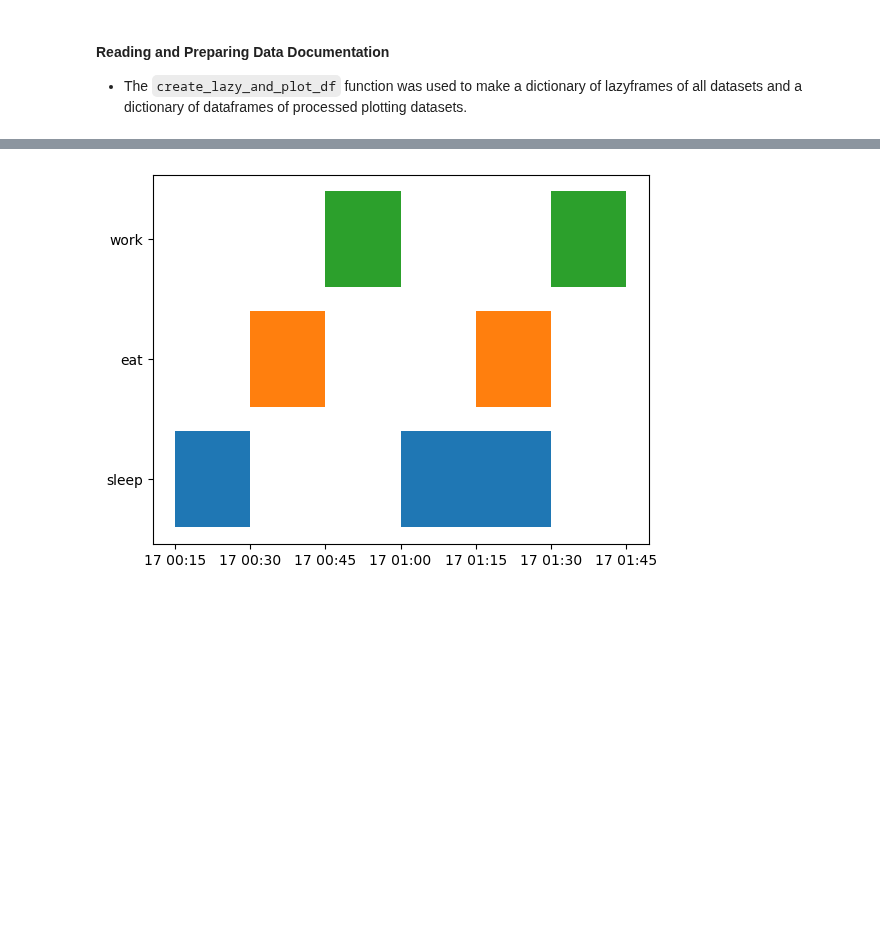
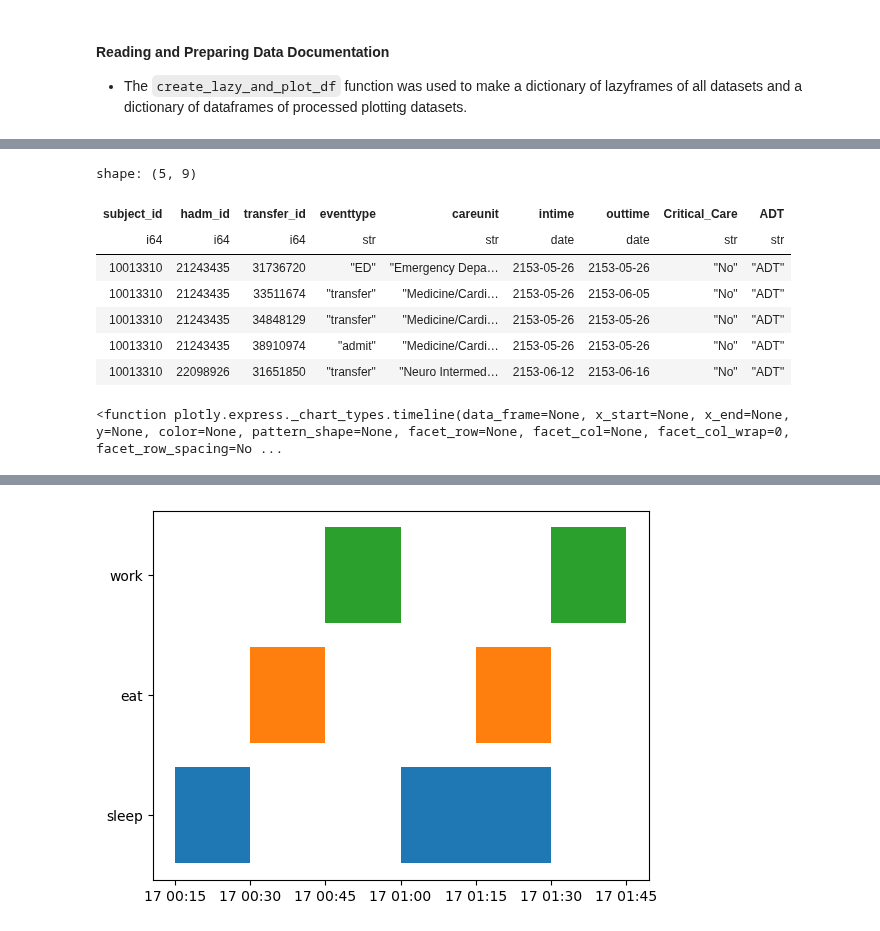
Before and after one commit to taylorswrite/biostat-203c-2024-spring, a Jupyter notebook: hw4/hw4.ipynb, the cells around one changed output, grey strips where cells are left out. Drawn from its saved outputs; the diff is of its cells as text; code cells hidden in the pictures; blank space fills up the shorter version.

Commit message:
Added plotly but blank

```diff
--- a/hw4/hw4.ipynb
+++ b/hw4/hw4.ipynb
@@ -151,7 +151,7 @@ def csvgz_to_parquet(dir_list: list[str]) -> None:
                                 SELECT * FROM read_csv_auto(
                                     '{file_path}',
                                     ALL_VARCHAR=True,
-                                    nullstr='___'
+                                    nullstr=['___', '']
                                 )
                             )
                             TO '{pq_path}' (FORMAT PARQUET);
@@ -199,6 +199,8 @@ def lazy_to_df(lazy_dict: dict[str, pl.LazyFrame], prefix: str) -> pl.DataFrame:
     for key, value in lazy_dict.items():
         # Filter LazyFrames by keys that start with the prefix
         if key.startswith(prefix):
+            # Verbose for Debugging
+            print(f'Collecting {key} LazyFrame ...')
             # Convert pl.LazyFrame to pl.DataFrame and Save to dictionary
             df_dict[key] = value.collect()
     return df_dict
@@ -258,7 +260,10 @@ def sid_admissions(lazy_dict: dict[str, pl.LazyFrame], sid: str) -> dict:
         .with_columns(
             pl.col("admittime").str.to_datetime("%Y-%m-%d %H:%M:%S"),
             pl.col("dischtime").str.to_datetime("%Y-%m-%d %H:%M:%S"),
-            pl.col("deathtime").str.to_datetime("%Y-%m-%d %H:%M:%S"),
+            pl.col("deathtime").str.to_datetime(
+                "%Y-%m-%d %H:%M:%S",
+                strict=False
+            ),
             pl.col("edregtime").str.to_datetime("%Y-%m-%d %H:%M:%S"),
             pl.col("edouttime").str.to_datetime("%Y-%m-%d %H:%M:%S"),
         )
@@ -465,8 +470,8 @@ def sid_transfer(lazy_dict: dict[str, pl.LazyFrame], sid: str) -> dict:
             # Add a bivariate critical care column if in ICU or CCU
             (
                 pl.when(pl.col("careunit").str.contains("ICU|CCU"))
-                .then(pl.lit("Critical_Care"))
-                .otherwise(pl.lit(""))
+                .then(pl.lit("Yes"))
+                .otherwise(pl.lit("No"))
                 .alias("Critical_Care")
             ),
             # Add a column ADT with values of ADT
@@ -589,13 +594,20 @@ def create_lazy_and_plot_df(sid: int, dir_path: str) -> tuple:
     # Error Catch before performing filtering fucntions
     if missing_names:
         raise KeyError(f'Names not found: {", ".join(missing_names)}')
-    # Fucntions to prepare datasets for graphing
+    # Fucntions to prepare datasets for graphing and verbose for debugging
+    print('Processing Patient ...')
     sid_patient(lazy_dict, sid)
+    print('Processing Admissions ...')
     sid_admissions(lazy_dict, sid)
+    print('Processing Transfer ...')
     sid_transfer(lazy_dict, sid)
+    print('Processing Procedures ...')
     sid_procedures(lazy_dict, sid)
+    print('Processing Diagnosis ...')
     sid_diagnosis(lazy_dict, sid)
+    print('Processing Labevents ...')
     sid_labevents(lazy_dict, sid)
+    print('Processing Chartevents ...')
     sid_chartevents(lazy_dict, sid)
     # convert plot lazyframe to dataframe
     df_dict = lazy_to_df(lazy_dict, "plot")
@@ -675,0 +710,15 @@ Wall time: 365 ms
+# %%
+df_dict['plot_transfer'].head()
+# %% [output]
+shape: (5, 9)
+| subject_id | hadm_id | transfer_id | eventtype | careunit | intime | outtime | Critical_Care | ADT |
+| i64 | i64 | i64 | str | str | date | date | str | str |
+| 10013310 | 21243435 | 31736720 | "ED" | "Emergency Depa… | 2153-05-26 | 2153-05-26 | "No" | "ADT" |
+| 10013310 | 21243435 | 33511674 | "transfer" | "Medicine/Cardi… | 2153-05-26 | 2153-06-05 | "No" | "ADT" |
+| 10013310 | 21243435 | 34848129 | "transfer" | "Medicine/Cardi… | 2153-05-26 | 2153-05-26 | "No" | "ADT" |
+| 10013310 | 21243435 | 38910974 | "admit" | "Medicine/Cardi… | 2153-05-26 | 2153-05-26 | "No" | "ADT" |
+| 10013310 | 22098926 | 31651850 | "transfer" | "Neuro Intermed… | 2153-06-12 | 2153-06-16 | "No" | "ADT" |
+# %%
+px.timeline
+# %% [output]
+<function plotly.express._chart_types.timeline(data_frame=None, x_start=None, x_end=None, y=None, color=None, pattern_shape=None, facet_row=None, facet_col=None, facet_col_wrap=0, facet_row_spacing=No ...
```
Also changed, not shown: parts of 10 cells of this notebook.
